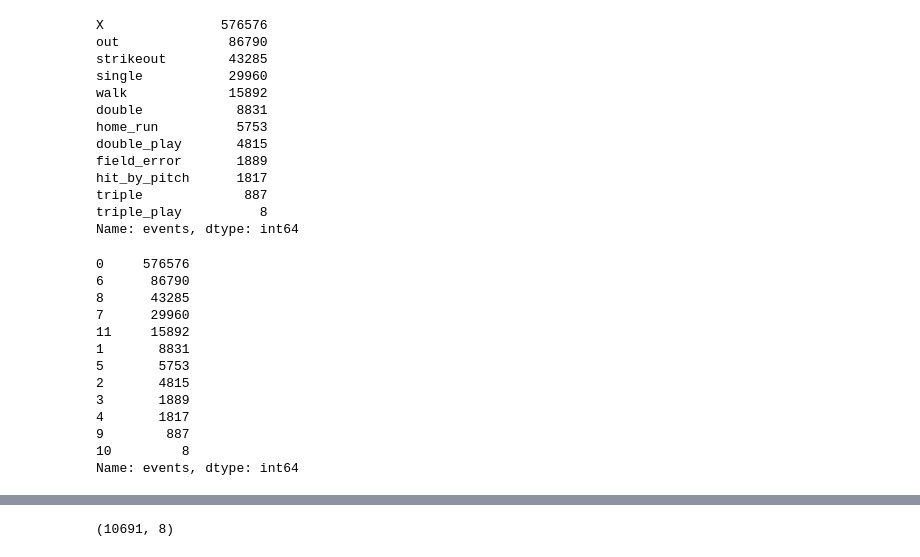
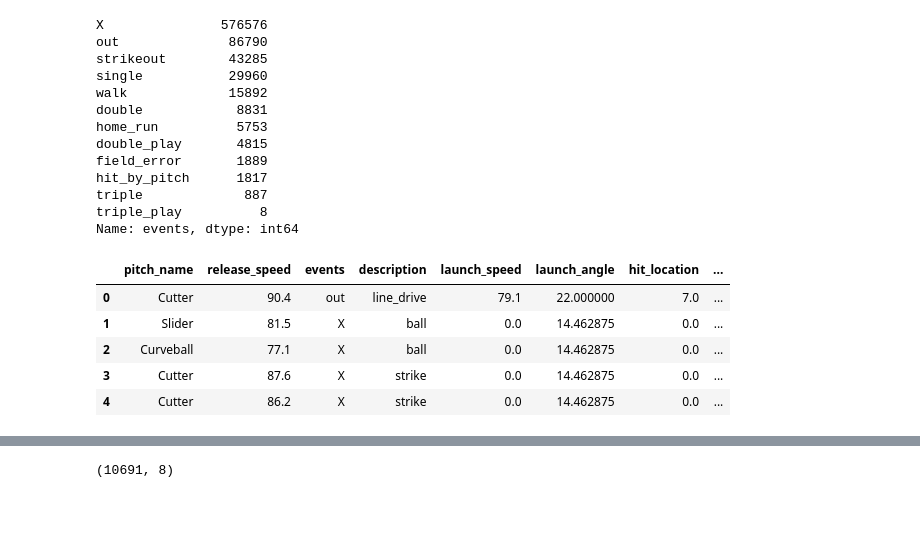
Before and after one commit to nradich/Pitch_Effective, a Jupyter notebook: LHP_model_testing.ipynb, the cells around one changed output, grey strips where cells are left out. Cells and saved outputs as stored; diff of their text form; code cells hidden in the pictures; blank space fills up the shorter version.

```diff
--- a/LHP_model_testing.ipynb
+++ b/LHP_model_testing.ipynb
@@ -68,4 +54,13 @@ hit_by_pitch      1817
 triple             887
 triple_play          8
 Name: events, dtype: int64
+# %%
+model_data.head()
+# %% [output]
+|  | pitch_name | release_speed | events | description | launch_speed | launch_angle | hit_location | ... |
+| 0 | Cutter | 90.4 | out | line_drive | 79.1 | 22.000000 | 7.0 | ... |
+| 1 | Slider | 81.5 | X | ball | 0.0 | 14.462875 | 0.0 | ... |
+| 2 | Curveball | 77.1 | X | ball | 0.0 | 14.462875 | 0.0 | ... |
+| 3 | Cutter | 87.6 | X | strike | 0.0 | 14.462875 | 0.0 | ... |
+| 4 | Cutter | 86.2 | X | strike | 0.0 | 14.462875 | 0.0 | ... |
 # %%
@@ -75,17 +71,0 @@ model_data['events'] = encoder.fit_transform(model_data['events'])
-# %%
-#encoded events
-model_data.events.value_counts()
-# %% [output]
-0     576576
-6      86790
-8      43285
-7      29960
-11     15892
-1       8831
-5       5753
-2       4815
-3       1889
-4       1817
-9        887
-10         8
-Name: events, dtype: int64
```
Also changed, not shown: parts of 35 cells of this notebook.
